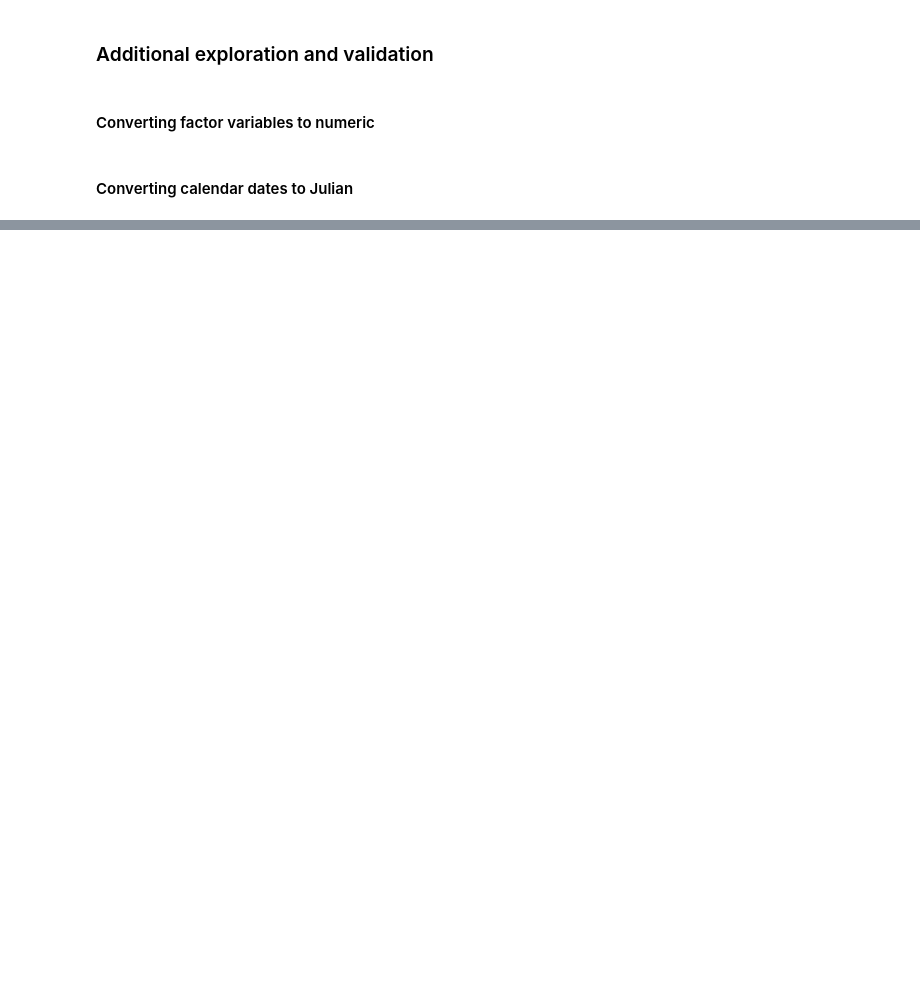
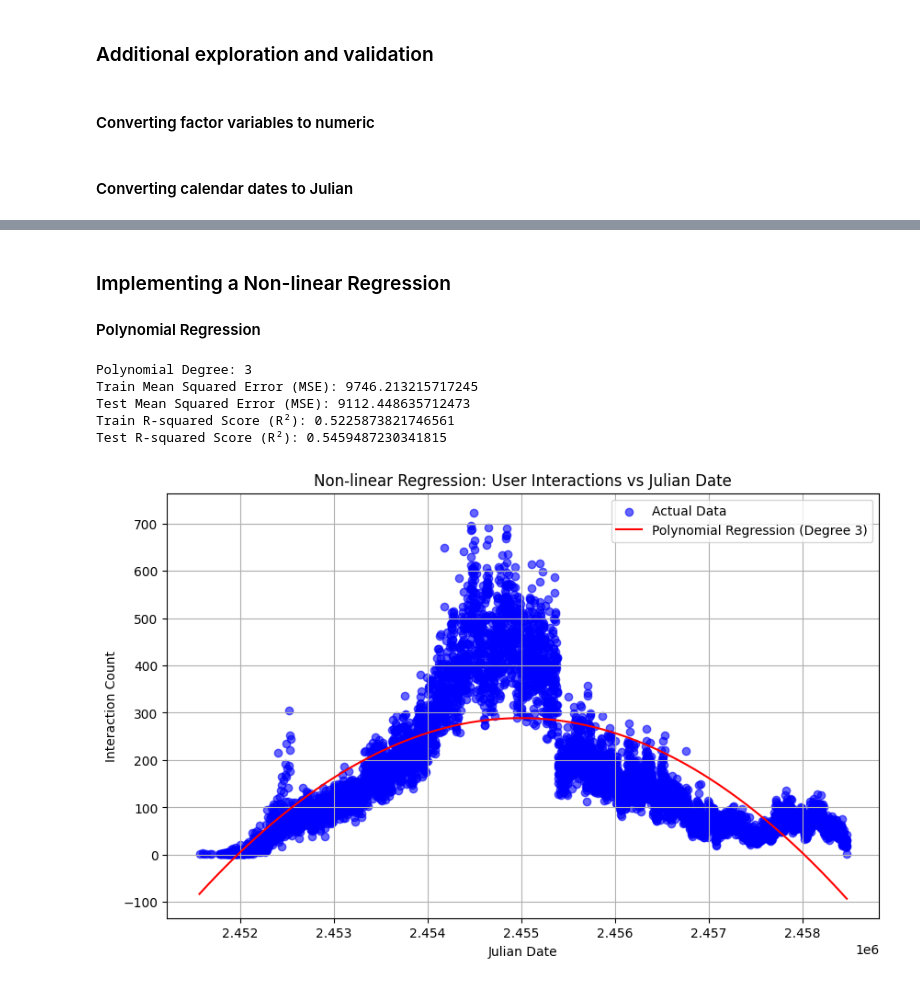
Before and after one commit to khushbunlad/PROG8431, a Jupyter notebook: GroupPresentation5-Khushbu.ipynb, the cells around one changed output, grey strips where cells are left out. Drawn from its saved outputs; the diff is of its cells as text; code cells hidden in the pictures; blank space fills up the shorter version.

Commit message:
non linear regression

```diff
--- a/GroupPresentation5-Khushbu.ipynb
+++ b/GroupPresentation5-Khushbu.ipynb
@@ -145,0 +173,64 @@ merged_data.head(5)
+# %% [markdown]
+### Implementing a Non-linear Regression
+
+#### Polynomial Regression
+# %%
+# Aggregate data to count interactions per day
+interaction_counts = merged_data.groupby('Julian_Date').size().reset_index(name='interaction_count')
+
+# Features and target
+X = interaction_counts[['Julian_Date']]  # Julian Date
+y = interaction_counts['interaction_count']  # Interaction Count
+
+# Train-Test Split
+X_train, X_test, y_train, y_test = train_test_split(X, y, test_size=0.2, random_state=42)
+
+# Polynomial Regression (Degree 3 for non-linear relationship)
+degree = 3
+model = make_pipeline(PolynomialFeatures(degree), LinearRegression())
+model.fit(X_train, y_train)
+
+# Predictions
+y_pred_train = model.predict(X_train)
+y_pred_test = model.predict(X_test)
+
+# Model Evaluation
+mse_train = mean_squared_error(y_train, y_pred_train)
+mse_test = mean_squared_error(y_test, y_pred_test)
+r2_train = r2_score(y_train, y_pred_train)
+r2_test = r2_score(y_test, y_pred_test)
+
+# Print evaluation metrics
+print(f"Polynomial Degree: {degree}")
+print(f"Train Mean Squared Error (MSE): {mse_train}")
+print(f"Test Mean Squared Error (MSE): {mse_test}")
+print(f"Train R-squared Score (R²): {r2_train}")
+print(f"Test R-squared Score (R²): {r2_test}")
+
+# Fixing the input format issue for predictions
+X_curve = pd.DataFrame(
+    np.linspace(X['Julian_Date'].min(), X['Julian_Date'].max(), 500),
+    columns=['Julian_Date']
+)
+
+# Generate predictions for the regression curve
+y_curve = model.predict(X_curve)
+
+# Visualization
+plt.figure(figsize=(10, 6))
+plt.scatter(X, y, color='blue', label='Actual Data', alpha=0.6)
+plt.plot(X_curve, y_curve, color='red', label=f'Polynomial Regression (Degree {degree})')
+
+plt.title("Non-linear Regression: User Interactions vs Julian Date")
+plt.xlabel("Julian Date")
+plt.ylabel("Interaction Count")
+plt.legend()
+plt.grid()
+plt.show()
+# %% [output]
+Polynomial Degree: 3
+Train Mean Squared Error (MSE): 9746.213215717245
+Test Mean Squared Error (MSE): 9112.448635712473
+Train R-squared Score (R²): 0.5225873821746561
+Test R-squared Score (R²): 0.5459487230341815
+[figure, added]
```
Also changed, not shown: parts of 3 cells of this notebook.
